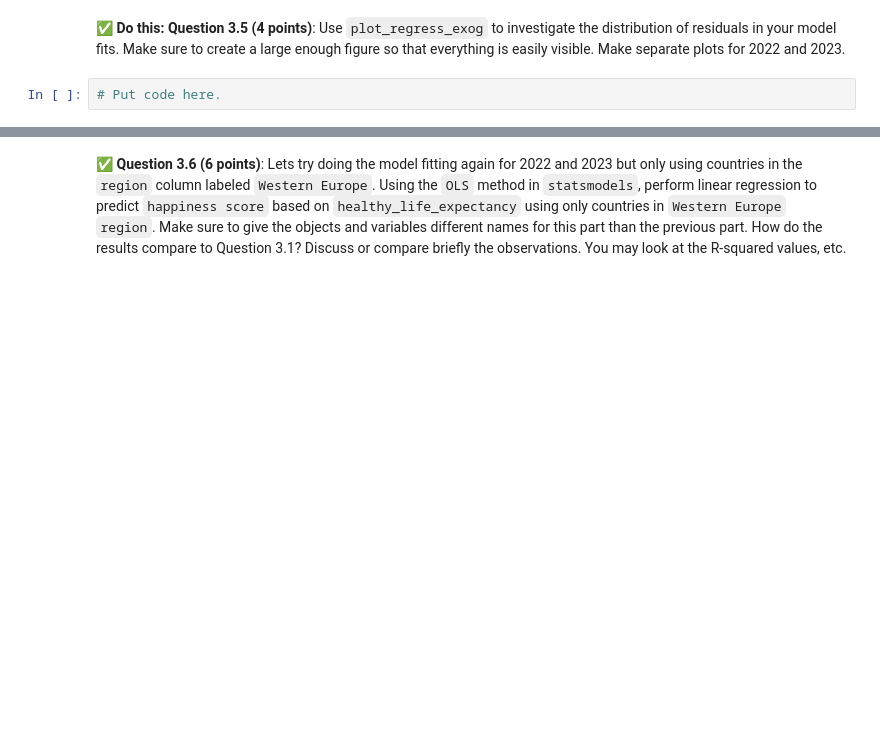
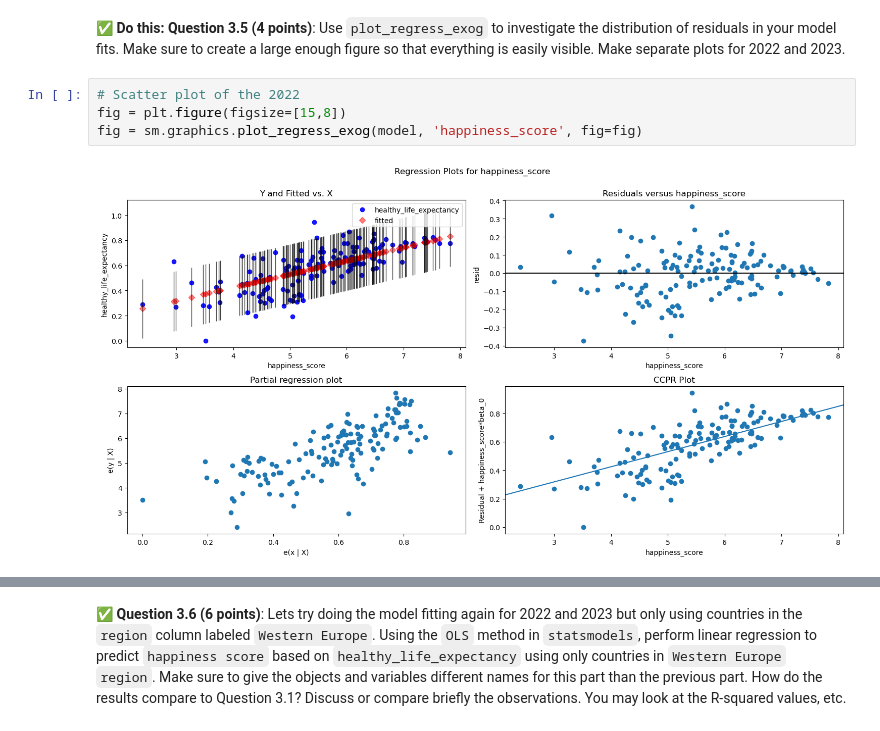
Before and after one commit to aaronng03/CMSE202-s24-turnin, a Jupyter notebook: hw-03/HW-03.ipynb, the cells around one changed output, grey strips where cells are left out. Saved outputs shown, nothing was run; the diff lists cells and outputs as text; blank space fills up the shorter version.

```diff
--- a/hw-03/HW-03.ipynb
+++ b/hw-03/HW-03.ipynb
@@ -183,5 +270,9 @@ In this part, we'll perform some one-variable linear regression analysis on the
 <font size=+3>&#9998;</font> Put your explanations here.
 # %% [markdown]
 **&#9989; Do this:** **Question 3.5 (4 points)**: Use `plot_regress_exog` to investigate the distribution of residuals in your model fits. Make sure to create a large enough figure so that everything is easily visible. Make separate plots for 2022 and 2023.
-# %%
-# Put code here.
+# %%
+# Scatter plot of the 2022
+fig = plt.figure(figsize=[15,8])
+fig = sm.graphics.plot_regress_exog(model, 'happiness_score', fig=fig)
+# %% [output]
+[figure, added]
```
Also changed, not shown: parts of 13 cells of this notebook.
